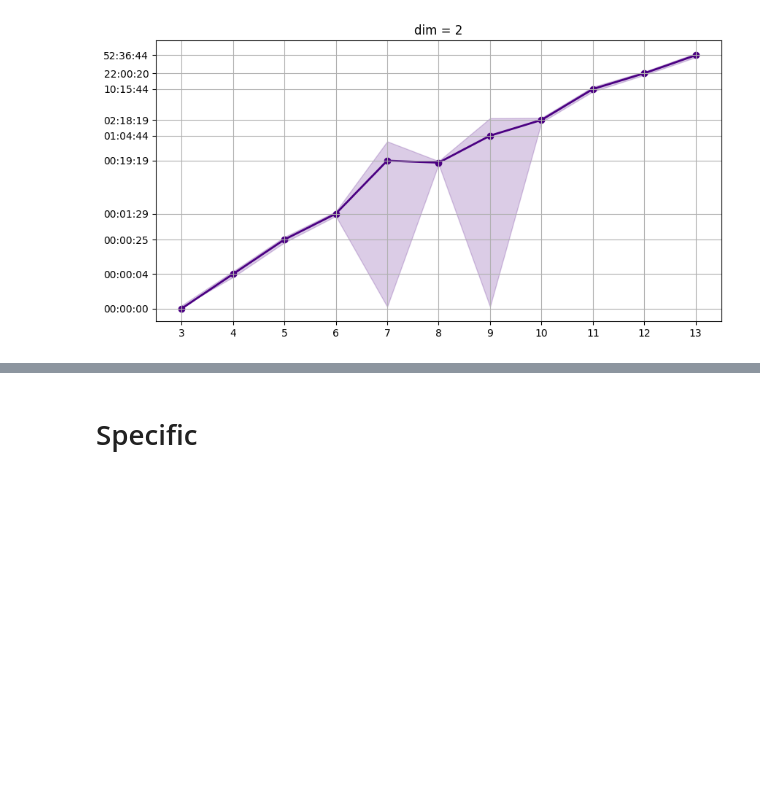
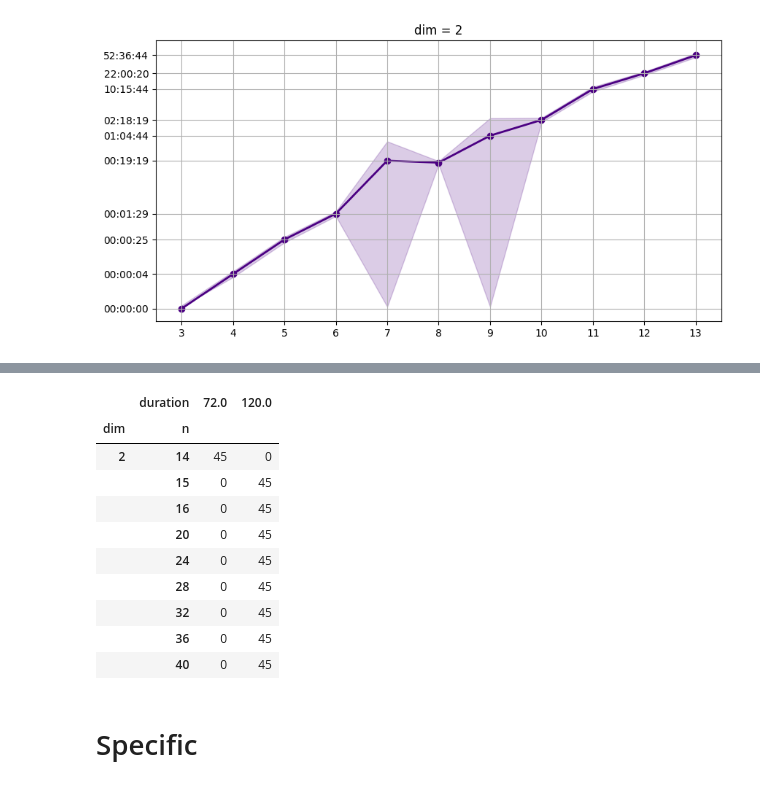
Before and after one commit to zimfv/depth-poset, a Jupyter notebook: notebooks/Logs - Barycentric Cubical Tori-Extended1.ipynb, the cells around one changed output, grey strips where cells are left out. Cells and saved outputs as stored; diff of their text form; code cells hidden in the pictures; blank space fills up the shorter version.

```diff
--- a/notebooks/Logs - Barycentric Cubical Tori-Extended1.ipynb
+++ b/notebooks/Logs - Barycentric Cubical Tori-Extended1.ipynb
@@ -260,6 +245,29 @@ def get_dim_and_n(path):
         return dim, n
     except FileNotFoundError:
         return None
+# %%
+def get_start_time(log):
+    #
+    lines = log.split('\n')
+    for i in range(len(lines) - 1):
+        if lines[i] == 'DATETIME:':
+            date_str = lines[i+1]
+            date_str_no_tz = ' '.join(date_str.split()[:-2] + [date_str.split()[-1]])
+            dt = datetime.datetime.strptime(date_str_no_tz, '%a %b %d %I:%M:%S %p %Y')
+            return dt
+# %%
+def get_cancellation_time(log):
+    #
+    lines = log.split('\n')
+    for line in lines:
+        if line.find('CANCELLED AT') != -1:
+            #line = line[line.find('CANCELLED AT') + 12:]
+            #line = line.replace('*', '')
+            match = re.search(r'\d{4}-\d{2}-\d{2}T\d{2}:\d{2}:\d{2}', line)
+            if match:
+                timestamp_str = match.group(0)
+                dt = datetime.datetime.strptime(timestamp_str, '%Y-%m-%dT%H:%M:%S')
+                return dt
 # %% [markdown]
 ## log
 # %%
@@ -307,6 +315,11 @@ df_logs_transp['error'] = df_logs_transp['error_line'].apply(get_error)
 df_logs_transp['done'] = df_logs_transp['log'].apply(process_is_done)
 df_logs_transp['status'] = df_logs_transp.apply(get_process_status, axis=1)
 
+# define start and cancellation time
+df_logs_transp['start-time'] = df_logs_transp['log'].apply(get_start_time)
+df_logs_transp['cancel-time'] = df_logs_transp['log'].apply(get_cancellation_time)
+
+
 print(f'df_logs_transp.shape = {df_logs_transp.shape}')
 df_logs_transp.head()
 # %% [output]
@@ -488,0 +504,5 @@ plt.show()
+# %%
+df_timelimited = df_logs_transp[df_logs_transp['status'] == 'time-limit']
+
+assert not df_timelimited[['start-time', 'cancel-time']].isna().any().any()
+df_timelimited['duration'] = ((df_timelimited['cancel-time'] - df_timelimited['start-time']) / pd.Timedelta(hours=1)).round(1)
@@ -489,3 +515,17 @@ plt.show()
+# %%
+df_timelimited.groupby(['dim', 'n', 'duration'], dropna=False)['log'].count().reset_index().pivot_table(index=['dim', 'n'], columns='duration', values='log').fillna(0).astype(int)
+# %% [output]
+|  | duration | 72.0 | 120.0 |
+| dim | n |  |  |
+| 2 | 14 | 45 | 0 |
+|  | 15 | 0 | 45 |
+|  | 16 | 0 | 45 |
+|  | 20 | 0 | 45 |
+|  | 24 | 0 | 45 |
+|  | 28 | 0 | 45 |
+|  | 32 | 0 | 45 |
+|  | 36 | 0 | 45 |
+|  | 40 | 0 | 45 |
 # %% [markdown]
 # Specific
 # %% [markdown]
```
Also changed, not shown: parts of 9 cells of this notebook, 8 other files.
